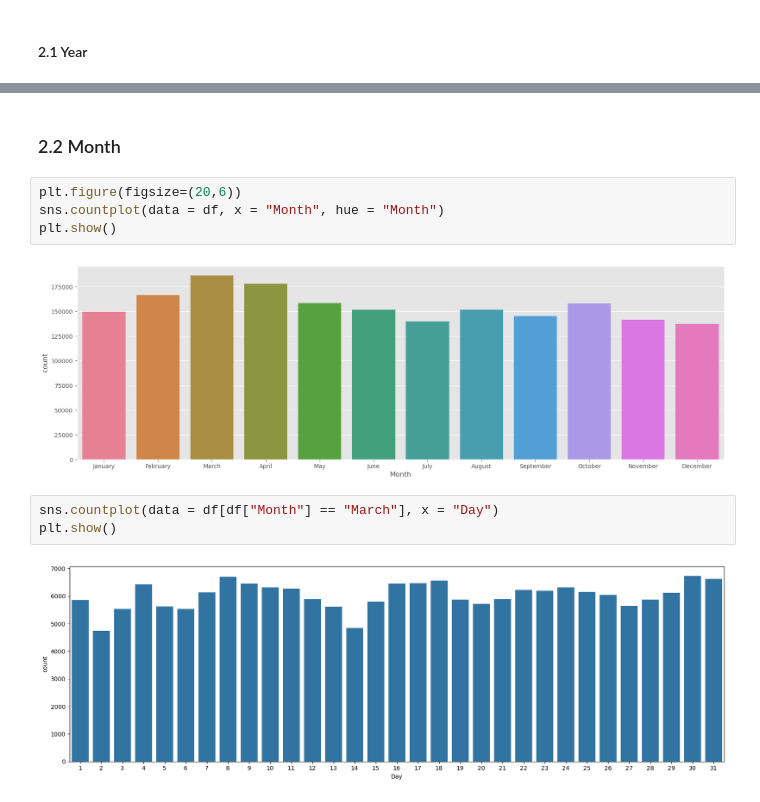
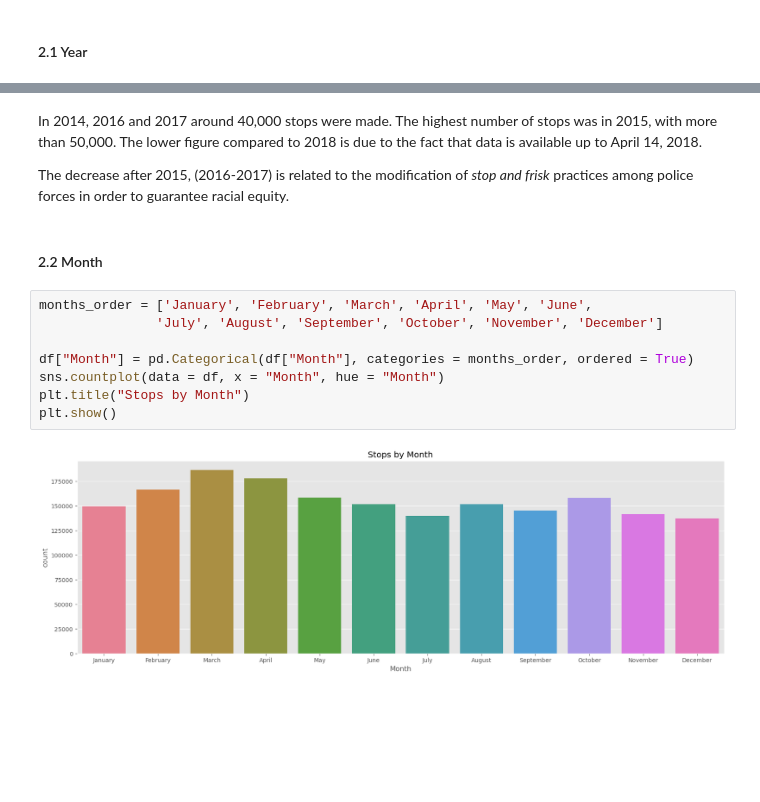
Before and after one commit to alejo1630/opp_EDA, a Jupyter notebook: philadelphia_EDA.ipynb, the cells around one changed output, grey strips where cells are left out. Cells and saved outputs as stored; diff of their text form; blank space fills up the shorter version.

```diff
--- a/philadelphia_EDA.ipynb
+++ b/philadelphia_EDA.ipynb
@@ -217,13 +279,16 @@ plt.show()
+# %% [markdown]
+In 2014, 2016 and 2017 around 40,000 stops were made. The highest number of stops was in 2015, with more than 50,000. The lower figure compared to 2018 is due to the fact that data is available up to April 14, 2018.
+
+The decrease after 2015, (2016-2017) is related to the modification of *stop and frisk* practices among police forces in order to guarantee racial equity.
 # %% [markdown]
-### 2.2 Month
+#### 2.2 Month
 # %%
-plt.figure(figsize=(20,6))
+months_order = ['January', 'February', 'March', 'April', 'May', 'June',
+               'July', 'August', 'September', 'October', 'November', 'December']
+
+df["Month"] = pd.Categorical(df["Month"], categories = months_order, ordered = True)
 sns.countplot(data = df, x = "Month", hue = "Month")
+plt.title("Stops by Month")
 plt.show()
 # %% [output]
-[figure, old version]
+[figure, new version]
-# %%
-sns.countplot(data = df[df["Month"] == "March"], x = "Day")
-plt.show()
-# %% [output]
-[figure, removed]
```
Also changed, not shown: parts of 54 cells of this notebook, 3 other files.
